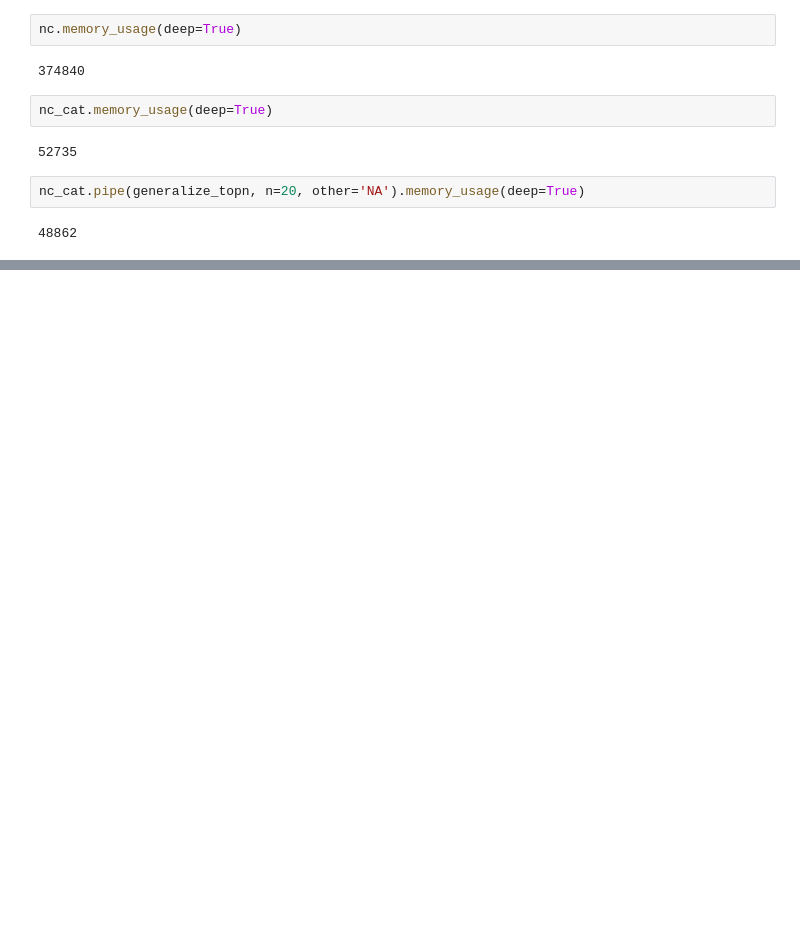
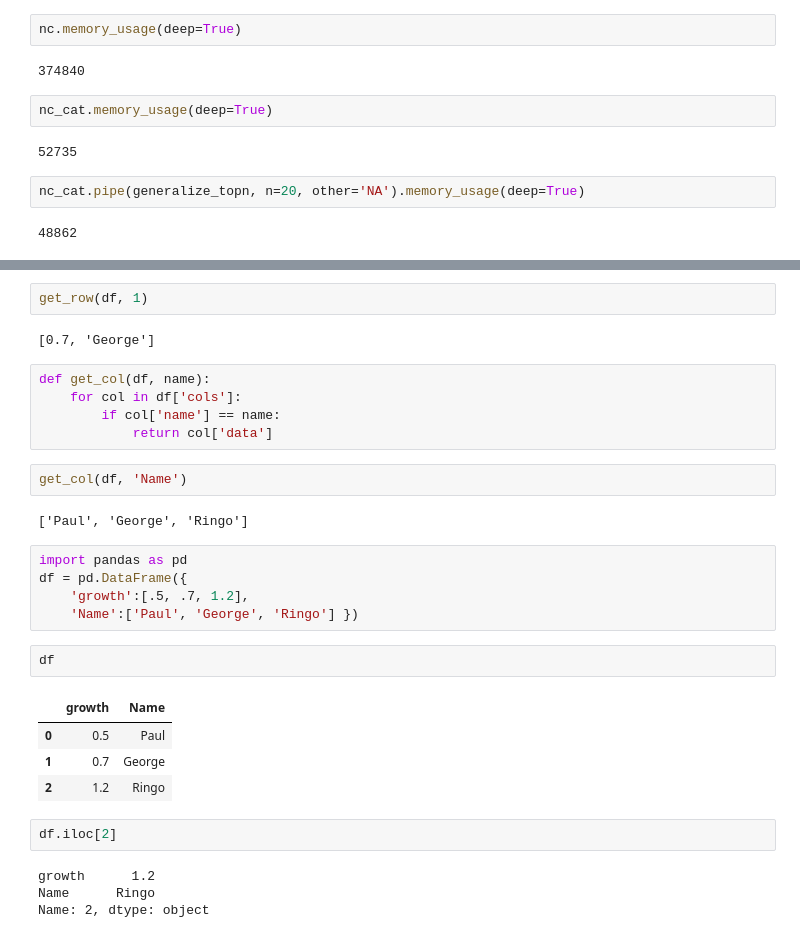
Before and after one commit to adra-dev/effectivepandas, a Jupyter notebook: effectivepandas.ipynb, the cells around one changed output, grey strips where cells are left out. Saved outputs shown, nothing was run; the diff lists cells and outputs as text; blank space fills up the shorter version.

```diff
--- a/effectivepandas.ipynb
+++ b/effectivepandas.ipynb
@@ -3617,0 +3637,31 @@ nc_cat.pipe(generalize_topn, n=20, other='NA').memory_usage(deep=True)
+# %%
+get_row(df, 1)
+# %% [output]
+[0.7, 'George']
+# %%
+def get_col(df, name):
+    for col in df['cols']:
+        if col['name'] == name:
+            return col['data']
+# %%
+get_col(df, 'Name')
+# %% [output]
+['Paul', 'George', 'Ringo']
+# %%
+import pandas as pd
+df = pd.DataFrame({
+    'growth':[.5, .7, 1.2],
+    'Name':['Paul', 'George', 'Ringo'] })
+# %%
+df
+# %% [output]
+|  | growth | Name |
+| 0 | 0.5 | Paul |
+| 1 | 0.7 | George |
+| 2 | 1.2 | Ringo |
+# %%
+df.iloc[2]
+# %% [output]
+growth      1.2
+Name      Ringo
+Name: 2, dtype: object
```
Also changed, not shown: parts of 28 cells of this notebook.
